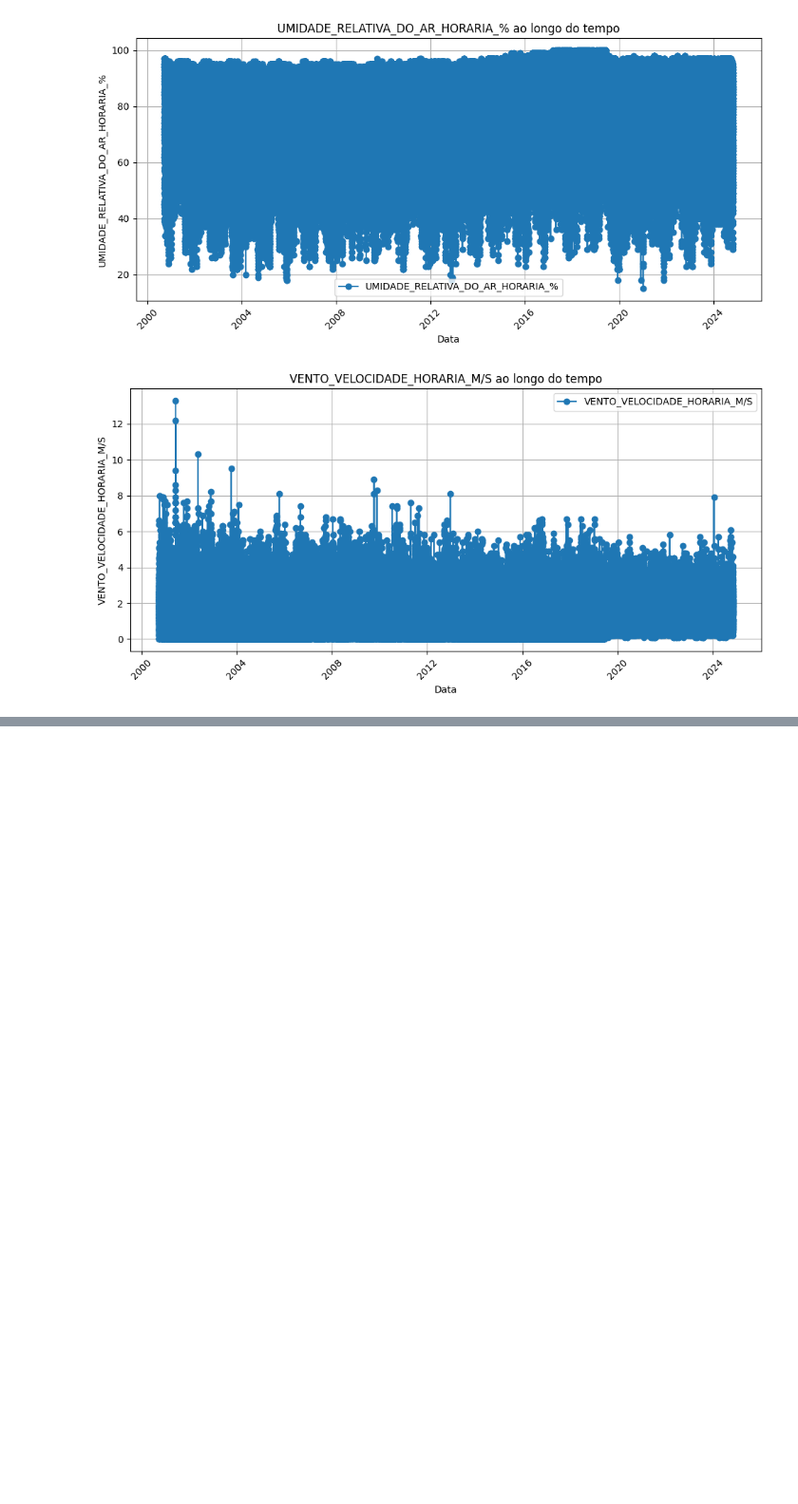
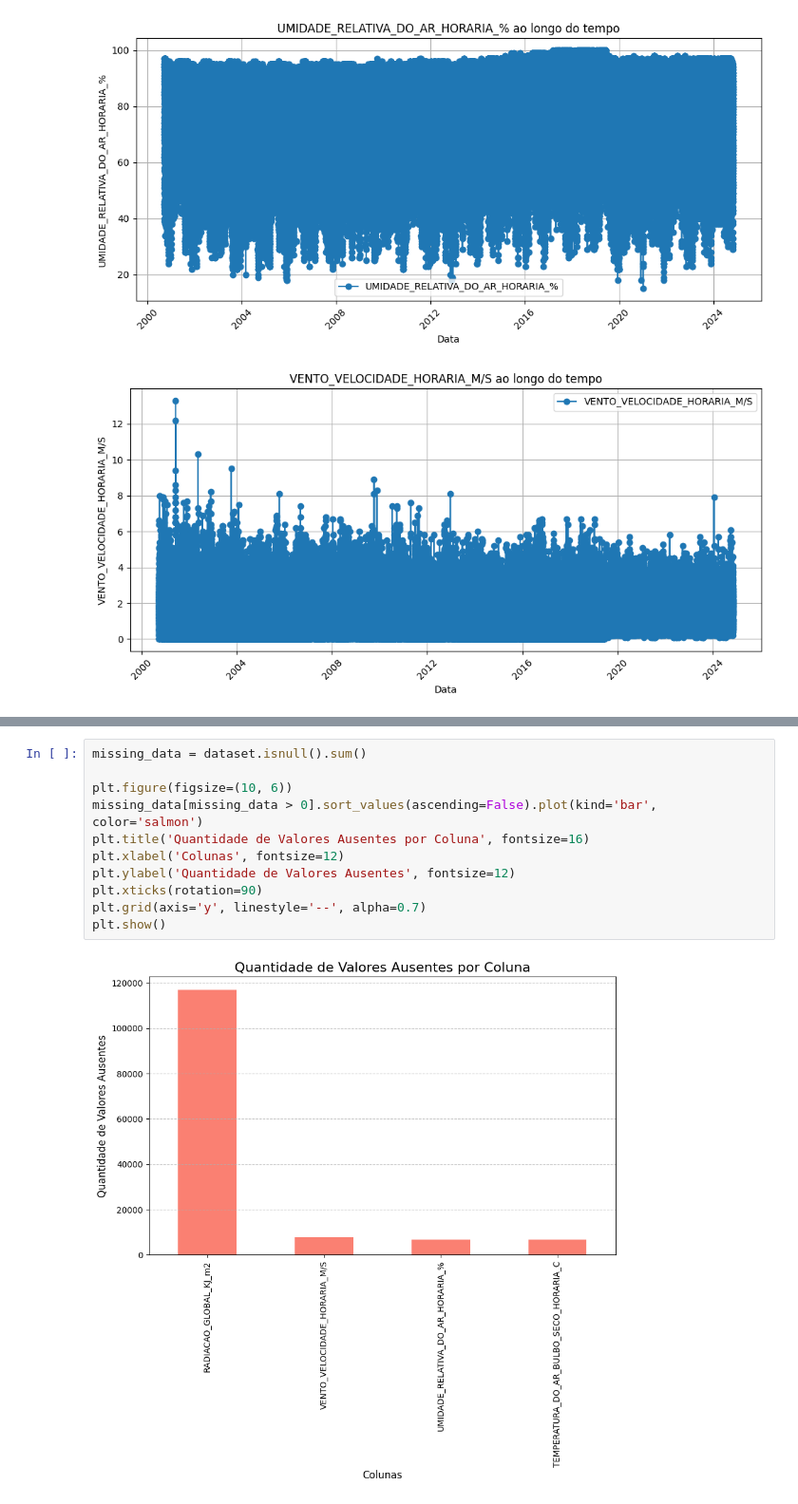
Before and after one commit to ThierrryScotto/trabalho_pratico, a Jupyter notebook: EDA_IMNET.ipynb, the cells around one changed output, grey strips where cells are left out. Shown: that part at 95% size. Cells and saved outputs as stored; diff of their text form; blank space fills up the shorter version.

```diff
--- a/EDA_IMNET.ipynb
+++ b/EDA_IMNET.ipynb
@@ -207,0 +220,13 @@ Resolver os dados NAN
+# %%
+missing_data = dataset.isnull().sum()
+
+plt.figure(figsize=(10, 6))
+missing_data[missing_data > 0].sort_values(ascending=False).plot(kind='bar', color='salmon')
+plt.title('Quantidade de Valores Ausentes por Coluna', fontsize=16)
+plt.xlabel('Colunas', fontsize=12)
+plt.ylabel('Quantidade de Valores Ausentes', fontsize=12)
+plt.xticks(rotation=90)
+plt.grid(axis='y', linestyle='--', alpha=0.7)
+plt.show()
+# %% [output]
+[figure, added]
```
Also changed, not shown: parts of 8 cells of this notebook.
